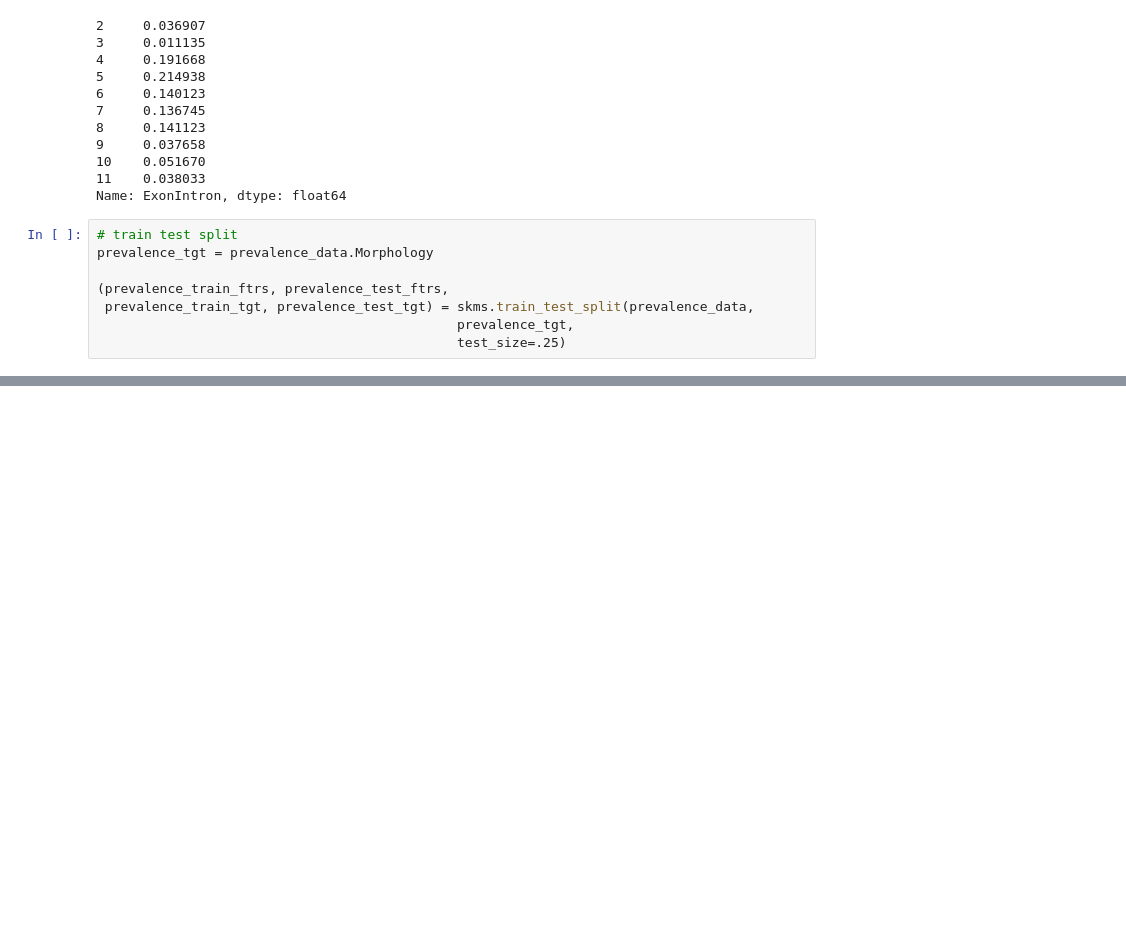
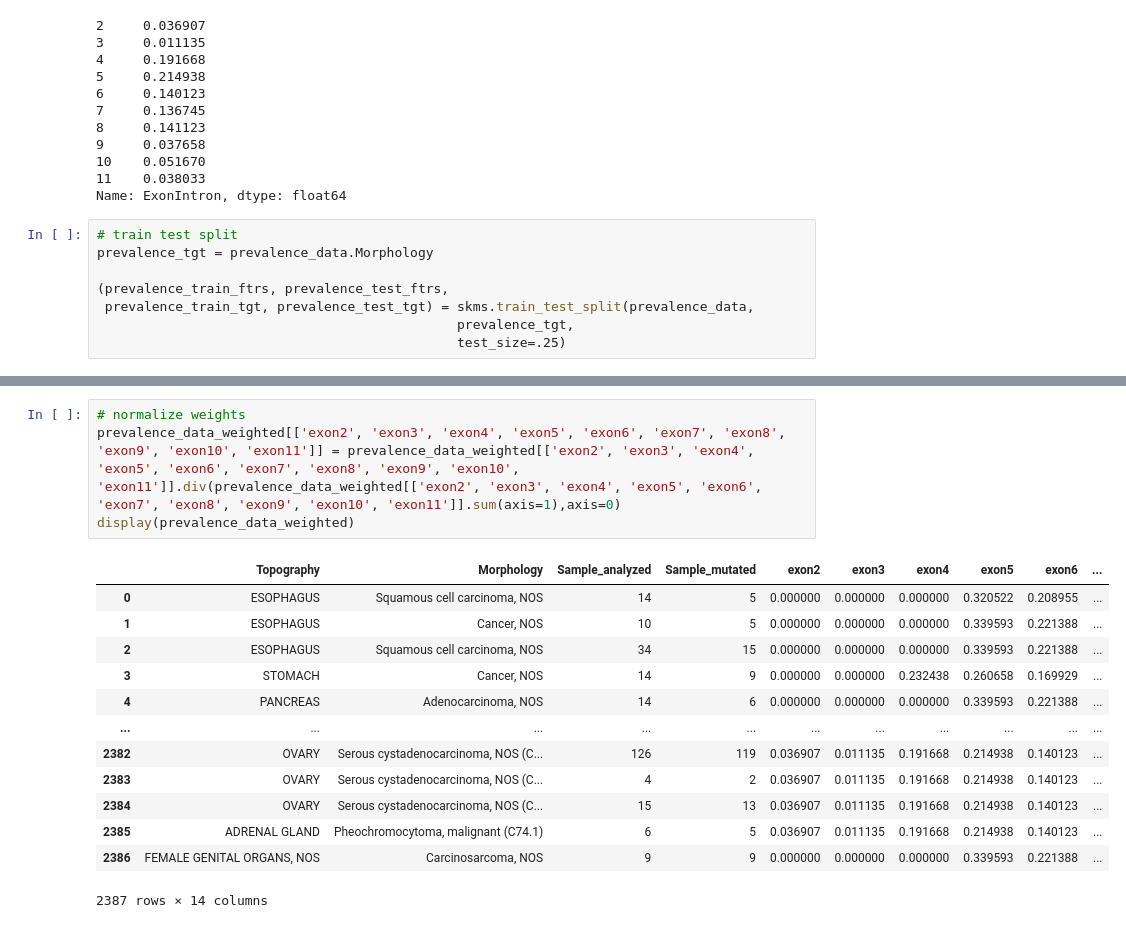
Before and after one commit to cjsindt/BME-5320_Project, a Jupyter notebook: model.ipynb, the cells around one changed output, grey strips where cells are left out. Saved outputs shown, nothing was run; the diff lists cells and outputs as text; blank space fills up the shorter version.

```diff
--- a/model.ipynb
+++ b/model.ipynb
@@ -422,0 +439,18 @@ for i in range(2, 12):
+# %%
+# normalize weights
+prevalence_data_weighted[['exon2', 'exon3', 'exon4', 'exon5', 'exon6', 'exon7', 'exon8', 'exon9', 'exon10', 'exon11']] = prevalence_data_weighted[['exon2', 'exon3', 'exon4', 'exon5', 'exon6', 'exon7', 'exon8', 'exon9', 'exon10', 'exon11']].div(prevalence_data_weighted[['exon2', 'exon3', 'exon4', 'exon5', 'exon6', 'exon7', 'exon8', 'exon9', 'exon10', 'exon11']].sum(axis=1),axis=0)
+display(prevalence_data_weighted)
+# %% [output]
+|  | Topography | Morphology | Sample_analyzed | Sample_mutated | exon2 | exon3 | exon4 | exon5 | exon6 | ... |
+| 0 | ESOPHAGUS | Squamous cell carcinoma, NOS | 14 | 5 | 0.000000 | 0.000000 | 0.000000 | 0.320522 | 0.208955 | ... |
+| 1 | ESOPHAGUS | Cancer, NOS | 10 | 5 | 0.000000 | 0.000000 | 0.000000 | 0.339593 | 0.221388 | ... |
+| 2 | ESOPHAGUS | Squamous cell carcinoma, NOS | 34 | 15 | 0.000000 | 0.000000 | 0.000000 | 0.339593 | 0.221388 | ... |
+| 3 | STOMACH | Cancer, NOS | 14 | 9 | 0.000000 | 0.000000 | 0.232438 | 0.260658 | 0.169929 | ... |
+| 4 | PANCREAS | Adenocarcinoma, NOS | 14 | 6 | 0.000000 | 0.000000 | 0.000000 | 0.339593 | 0.221388 | ... |
+| ... | ... | ... | ... | ... | ... | ... | ... | ... | ... | ... |
+| 2382 | OVARY | Serous cystadenocarcinoma, NOS (C... | 126 | 119 | 0.036907 | 0.011135 | 0.191668 | 0.214938 | 0.140123 | ... |
+| 2383 | OVARY | Serous cystadenocarcinoma, NOS (C... | 4 | 2 | 0.036907 | 0.011135 | 0.191668 | 0.214938 | 0.140123 | ... |
+| 2384 | OVARY | Serous cystadenocarcinoma, NOS (C... | 15 | 13 | 0.036907 | 0.011135 | 0.191668 | 0.214938 | 0.140123 | ... |
+| 2385 | ADRENAL GLAND | Pheochromocytoma, malignant (C74.1) | 6 | 5 | 0.036907 | 0.011135 | 0.191668 | 0.214938 | 0.140123 | ... |
+| 2386 | FEMALE GENITAL ORGANS, NOS | Carcinosarcoma, NOS | 9 | 9 | 0.000000 | 0.000000 | 0.000000 | 0.339593 | 0.221388 | ... |
+2387 rows × 14 columns
```
Also changed, not shown: parts of 2 cells of this notebook.
